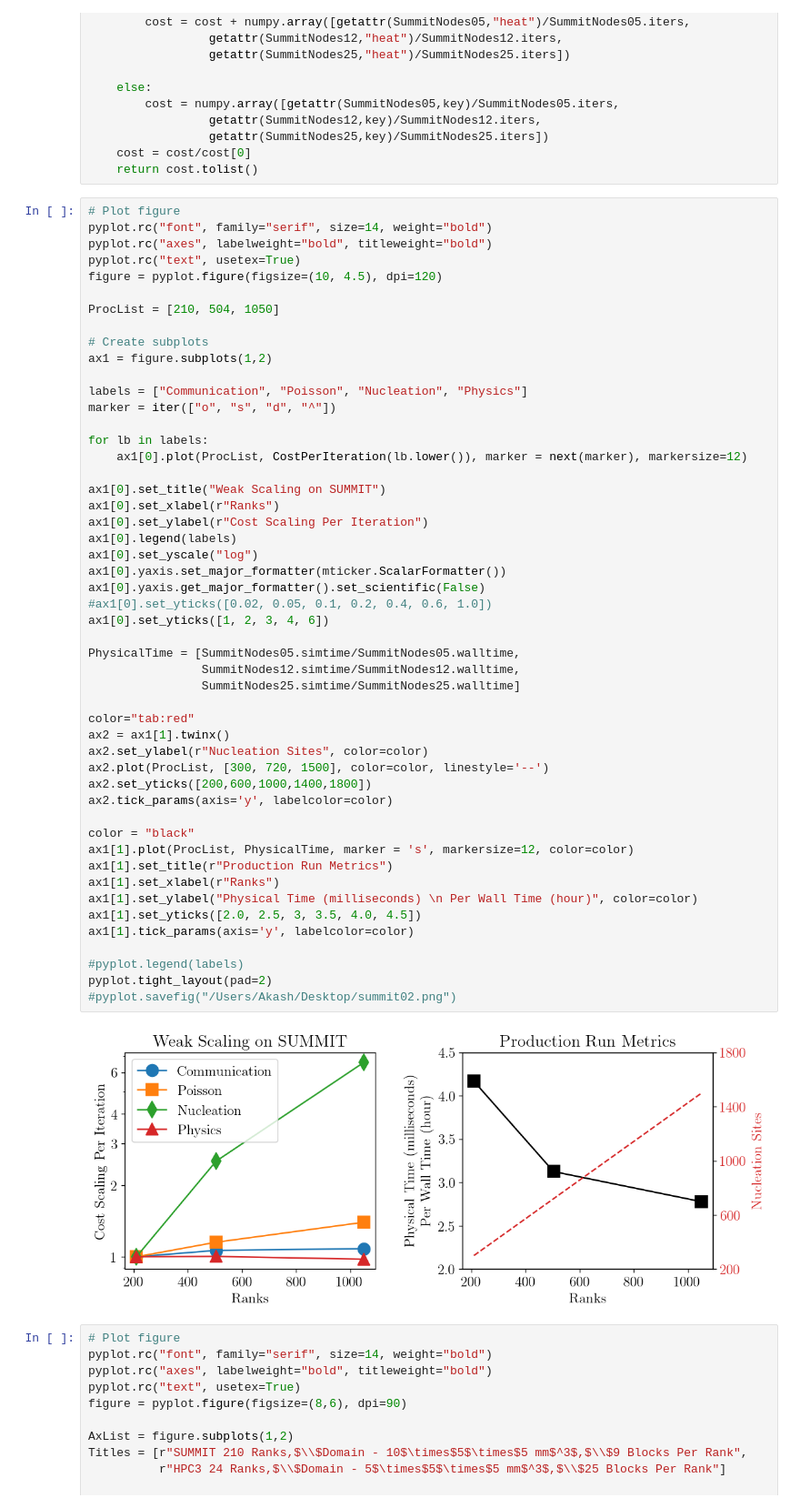
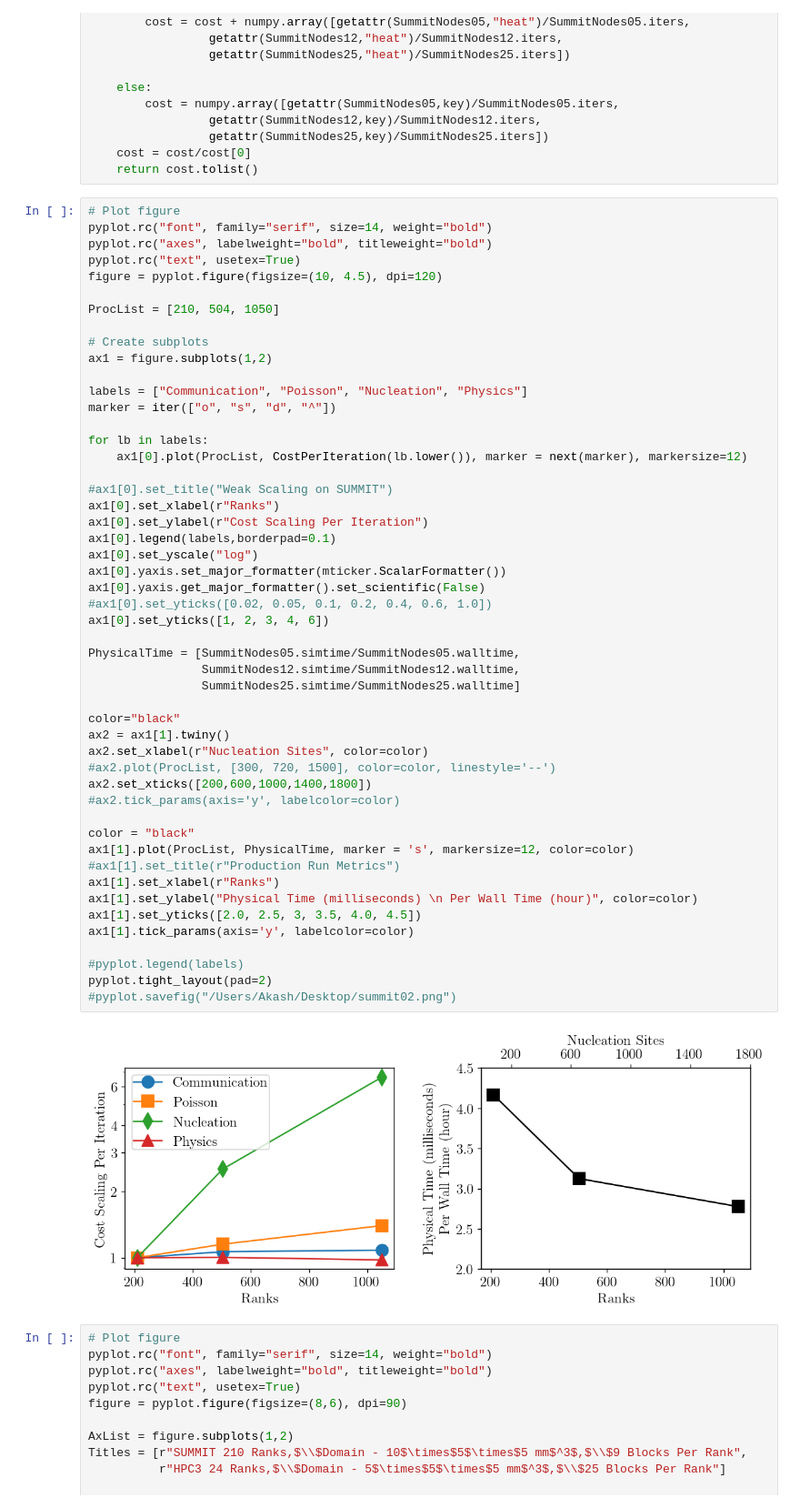
Before and after one commit to Lab-Notebooks/Flow-Boiling-Performance, a Jupyter notebook: analysis/performance/profile.ipynb, the cells around one changed output. Shown: that part at 91% size. Saved outputs shown, nothing was run; the diff lists cells and outputs as text.

```diff
--- a/analysis/performance/profile.ipynb
+++ b/analysis/performance/profile.ipynb
@@ -123,43 +123,43 @@ ax1 = figure.subplots(1,2)
 labels = ["Communication", "Poisson", "Nucleation", "Physics"]
 marker = iter(["o", "s", "d", "^"])
 
 for lb in labels:
     ax1[0].plot(ProcList, CostPerIteration(lb.lower()), marker = next(marker), markersize=12)
 
-ax1[0].set_title("Weak Scaling on SUMMIT")
+#ax1[0].set_title("Weak Scaling on SUMMIT")
 ax1[0].set_xlabel(r"Ranks")
 ax1[0].set_ylabel(r"Cost Scaling Per Iteration")
-ax1[0].legend(labels)
+ax1[0].legend(labels,borderpad=0.1)
 ax1[0].set_yscale("log")
 ax1[0].yaxis.set_major_formatter(mticker.ScalarFormatter())
 ax1[0].yaxis.get_major_formatter().set_scientific(False)
 #ax1[0].set_yticks([0.02, 0.05, 0.1, 0.2, 0.4, 0.6, 1.0])
 ax1[0].set_yticks([1, 2, 3, 4, 6])
 
 PhysicalTime = [SummitNodes05.simtime/SummitNodes05.walltime,
                 SummitNodes12.simtime/SummitNodes12.walltime,
                 SummitNodes25.simtime/SummitNodes25.walltime]
 
-color="tab:red"
-ax2 = ax1[1].twinx()
-ax2.set_ylabel(r"Nucleation Sites", color=color)
-ax2.plot(ProcList, [300, 720, 1500], color=color, linestyle='--')
-ax2.set_yticks([200,600,1000,1400,1800])
-ax2.tick_params(axis='y', labelcolor=color)
+color="black"
+ax2 = ax1[1].twiny()
+ax2.set_xlabel(r"Nucleation Sites", color=color)
+#ax2.plot(ProcList, [300, 720, 1500], color=color, linestyle='--')
+ax2.set_xticks([200,600,1000,1400,1800])
+#ax2.tick_params(axis='y', labelcolor=color)
 
 color = "black"
 ax1[1].plot(ProcList, PhysicalTime, marker = 's', markersize=12, color=color)
-ax1[1].set_title(r"Production Run Metrics")
+#ax1[1].set_title(r"Production Run Metrics")
 ax1[1].set_xlabel(r"Ranks")
 ax1[1].set_ylabel("Physical Time (milliseconds) \n Per Wall Time (hour)", color=color)
 ax1[1].set_yticks([2.0, 2.5, 3, 3.5, 4.0, 4.5])
 ax1[1].tick_params(axis='y', labelcolor=color)
 
 #pyplot.legend(labels)
 pyplot.tight_layout(pad=2)
 #pyplot.savefig("/Users/Akash/Desktop/summit02.png")
 # %% [output]
-[figure, old version]
+[figure, new version]
 # %%
 # Plot figure
 pyplot.rc("font", family="serif", size=14, weight="bold")
```
Also changed, not shown: parts of 3 cells of this notebook.
